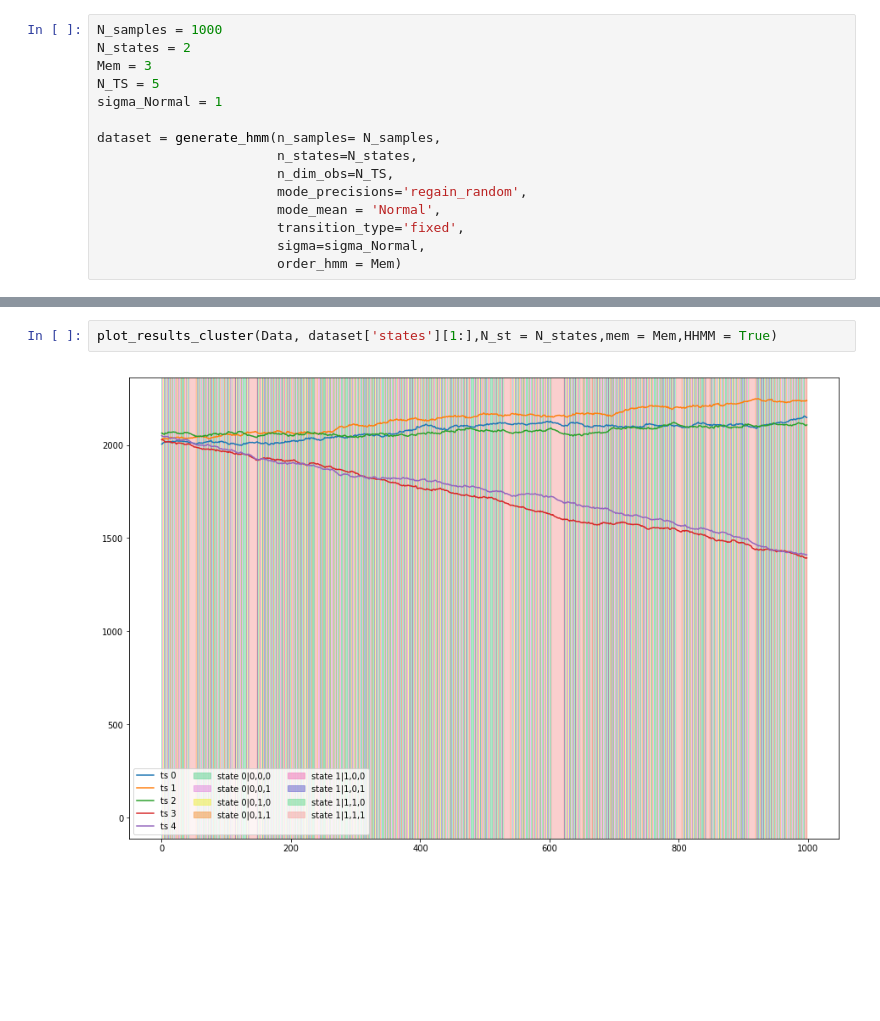
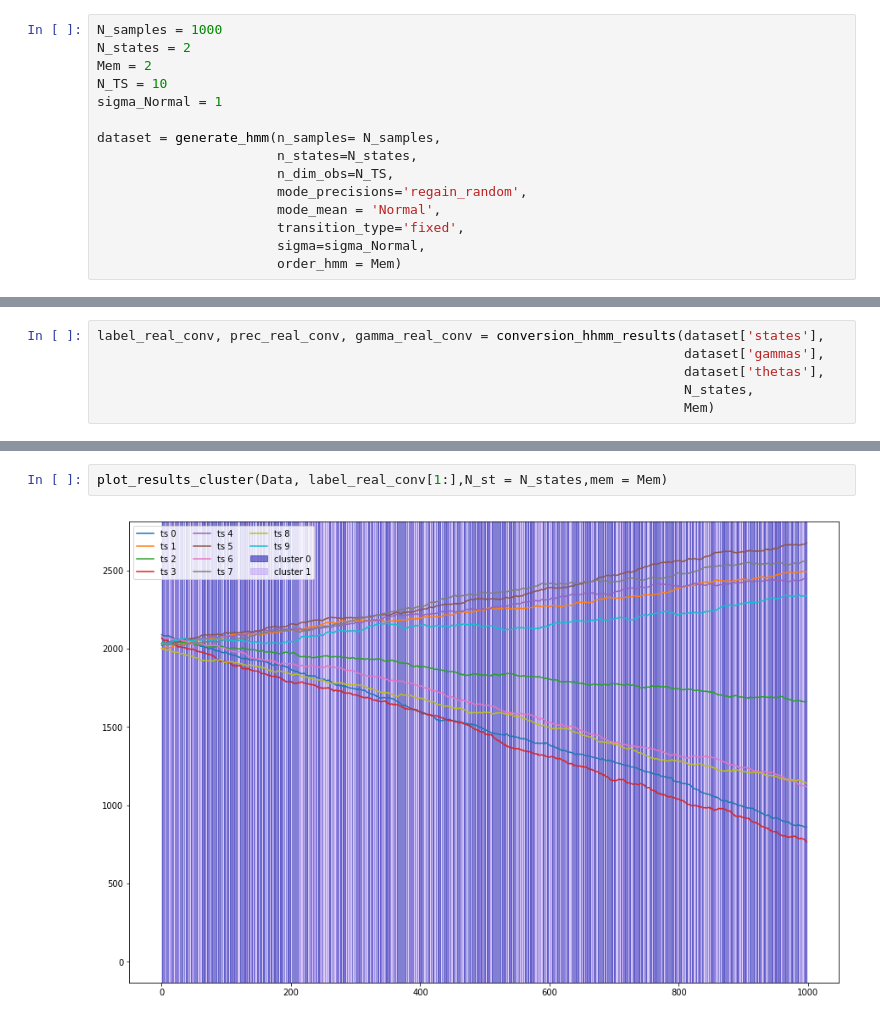
Before and after one commit to vanessadamario/HMM-CHB-MIT, a Jupyter notebook: notebooks/hmm/Test_HHMM (5).ipynb, the cells around one changed output, grey strips where cells are left out. Saved outputs shown, nothing was run; the diff lists cells and outputs as text; blank space fills up the shorter version.

Commit message:
Notebook HHMM

```diff
--- a/notebooks/hmm/Test_HHMM (5).ipynb
+++ b/notebooks/hmm/Test_HHMM (5).ipynb
@@ -14,8 +19,8 @@ from regain.hmm.utils import corr_plot,plot_results_cluster,cov2corr,cluster_ret
 # %%
 N_samples = 1000
 N_states = 2
-Mem = 3
-N_TS = 5
+Mem = 2
+N_TS = 10
 sigma_Normal = 1
 
 dataset = generate_hmm(n_samples= N_samples,
@@ -100,0 +75,6 @@ array([0, 1, 2, 3, 4, 6, 7])
+# %%
+label_real_conv, prec_real_conv, gamma_real_conv = conversion_hhmm_results(dataset['states'],
+                                                                           dataset['gammas'],
+                                                                           dataset['thetas'],
+                                                                           N_states,
+                                                                           Mem)
@@ -105,4 +101,4 @@ plot_results_cluster(Data, mdl.labels_[1:],N_st = N_states,mem = Mem,HHMM = True
 # %%
-plot_results_cluster(Data, dataset['states'][1:],N_st = N_states,mem = Mem,HHMM = True)
+plot_results_cluster(Data, label_real_conv[1:],N_st = N_states,mem = Mem)
 # %% [output]
-[figure, old version]
+[figure, new version]
```
Also changed, not shown: parts of 24 cells of this notebook, 9 other files.
